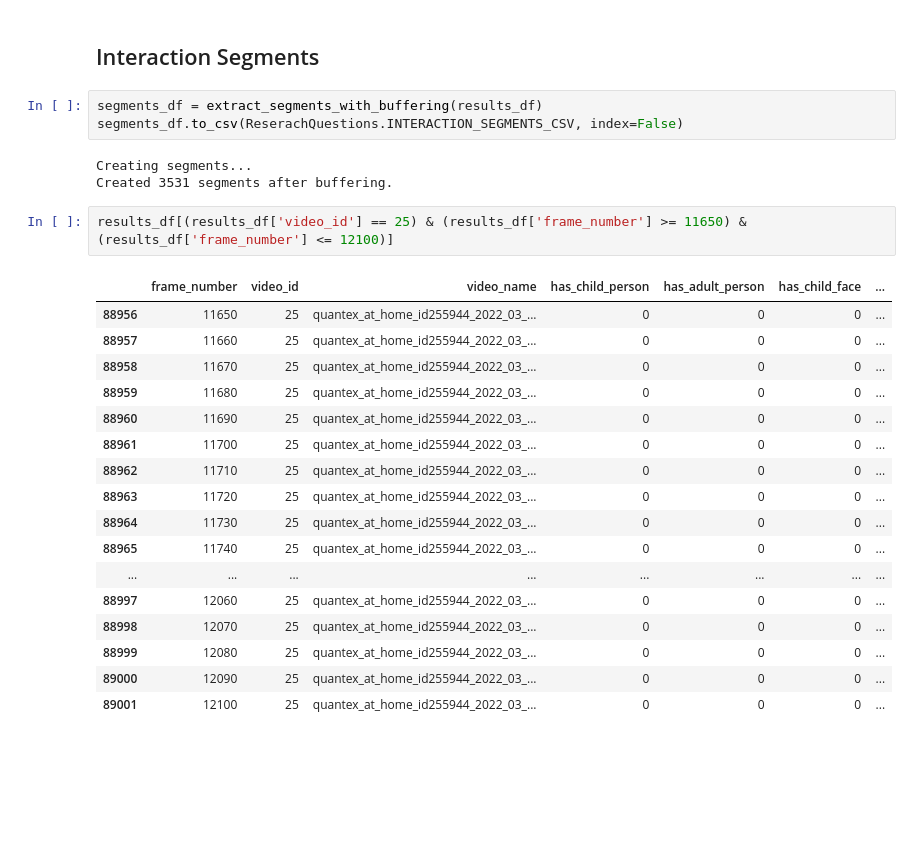
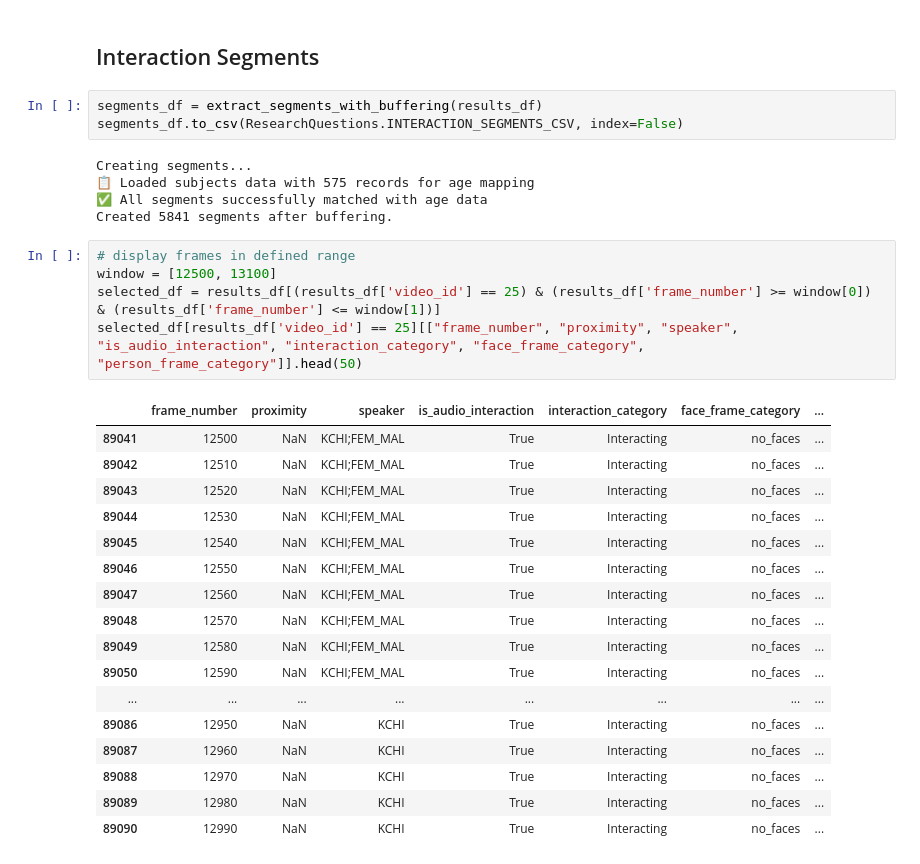
Before and after one commit to neleSuffo/preschool-social-ecology, a Jupyter notebook: src/results/rq_01/rq_01_analysis.ipynb, the cells around one changed output. Drawn from its saved outputs; the diff is of its cells as text; blank space fills up the shorter version.

```diff
--- a/src/results/rq_01/rq_01_analysis.ipynb
+++ b/src/results/rq_01/rq_01_analysis.ipynb
@@ -94,30 +94,35 @@ Frames with adult presence: 90,256 (10.30%)
 ## Interaction Segments
 # %%
 segments_df = extract_segments_with_buffering(results_df)
-segments_df.to_csv(ReserachQuestions.INTERACTION_SEGMENTS_CSV, index=False)
+segments_df.to_csv(ResearchQuestions.INTERACTION_SEGMENTS_CSV, index=False)
 # %% [output]
 Creating segments...
-Created 3531 segments after buffering.
+📋 Loaded subjects data with 575 records for age mapping
+✅ All segments successfully matched with age data
+Created 5841 segments after buffering.
-# %%
-results_df[(results_df['video_id'] == 25) & (results_df['frame_number'] >= 11650) & (results_df['frame_number'] <= 12100)]
-# %% [output]
-|  | frame_number | video_id | video_name | has_child_person | has_adult_person | has_child_face | ... |
-| 88956 | 11650 | 25 | quantex_at_home_id255944_2022_03_... | 0 | 0 | 0 | ... |
-| 88957 | 11660 | 25 | quantex_at_home_id255944_2022_03_... | 0 | 0 | 0 | ... |
-| 88958 | 11670 | 25 | quantex_at_home_id255944_2022_03_... | 0 | 0 | 0 | ... |
-| 88959 | 11680 | 25 | quantex_at_home_id255944_2022_03_... | 0 | 0 | 0 | ... |
-| 88960 | 11690 | 25 | quantex_at_home_id255944_2022_03_... | 0 | 0 | 0 | ... |
-| 88961 | 11700 | 25 | quantex_at_home_id255944_2022_03_... | 0 | 0 | 0 | ... |
-| 88962 | 11710 | 25 | quantex_at_home_id255944_2022_03_... | 0 | 0 | 0 | ... |
-| 88963 | 11720 | 25 | quantex_at_home_id255944_2022_03_... | 0 | 0 | 0 | ... |
-| 88964 | 11730 | 25 | quantex_at_home_id255944_2022_03_... | 0 | 0 | 0 | ... |
-| 88965 | 11740 | 25 | quantex_at_home_id255944_2022_03_... | 0 | 0 | 0 | ... |
-| ... | ... | ... | ... | ... | ... | ... | ... |
-| 88997 | 12060 | 25 | quantex_at_home_id255944_2022_03_... | 0 | 0 | 0 | ... |
-| 88998 | 12070 | 25 | quantex_at_home_id255944_2022_03_... | 0 | 0 | 0 | ... |
-| 88999 | 12080 | 25 | quantex_at_home_id255944_2022_03_... | 0 | 0 | 0 | ... |
-| 89000 | 12090 | 25 | quantex_at_home_id255944_2022_03_... | 0 | 0 | 0 | ... |
-| 89001 | 12100 | 25 | quantex_at_home_id255944_2022_03_... | 0 | 0 | 0 | ... |
+# %%
+# display frames in defined range
+window = [12500, 13100]
+selected_df = results_df[(results_df['video_id'] == 25) & (results_df['frame_number'] >= window[0]) & (results_df['frame_number'] <= window[1])]
+selected_df[results_df['video_id'] == 25][["frame_number", "proximity", "speaker", "is_audio_interaction", "interaction_category", "face_frame_category", "person_frame_category"]].head(50)
+# %% [output]
+|  | frame_number | proximity | speaker | is_audio_interaction | interaction_category | face_frame_category | ... |
+| 89041 | 12500 | NaN | KCHI;FEM_MAL | True | Interacting | no_faces | ... |
+| 89042 | 12510 | NaN | KCHI;FEM_MAL | True | Interacting | no_faces | ... |
+| 89043 | 12520 | NaN | KCHI;FEM_MAL | True | Interacting | no_faces | ... |
+| 89044 | 12530 | NaN | KCHI;FEM_MAL | True | Interacting | no_faces | ... |
+| 89045 | 12540 | NaN | KCHI;FEM_MAL | True | Interacting | no_faces | ... |
+| 89046 | 12550 | NaN | KCHI;FEM_MAL | True | Interacting | no_faces | ... |
+| 89047 | 12560 | NaN | KCHI;FEM_MAL | True | Interacting | no_faces | ... |
+| 89048 | 12570 | NaN | KCHI;FEM_MAL | True | Interacting | no_faces | ... |
+| 89049 | 12580 | NaN | KCHI;FEM_MAL | True | Interacting | no_faces | ... |
+| 89050 | 12590 | NaN | KCHI;FEM_MAL | True | Interacting | no_faces | ... |
+| ... | ... | ... | ... | ... | ... | ... | ... |
+| 89086 | 12950 | NaN | KCHI | True | Interacting | no_faces | ... |
+| 89087 | 12960 | NaN | KCHI | True | Interacting | no_faces | ... |
+| 89088 | 12970 | NaN | KCHI | True | Interacting | no_faces | ... |
+| 89089 | 12980 | NaN | KCHI | True | Interacting | no_faces | ... |
+| 89090 | 12990 | NaN | KCHI | True | Interacting | no_faces | ... |
 # %%
 segments_df[segments_df['video_id'] == 25]
 # %% [output]
```
Also changed, not shown: parts of 5 cells of this notebook.
